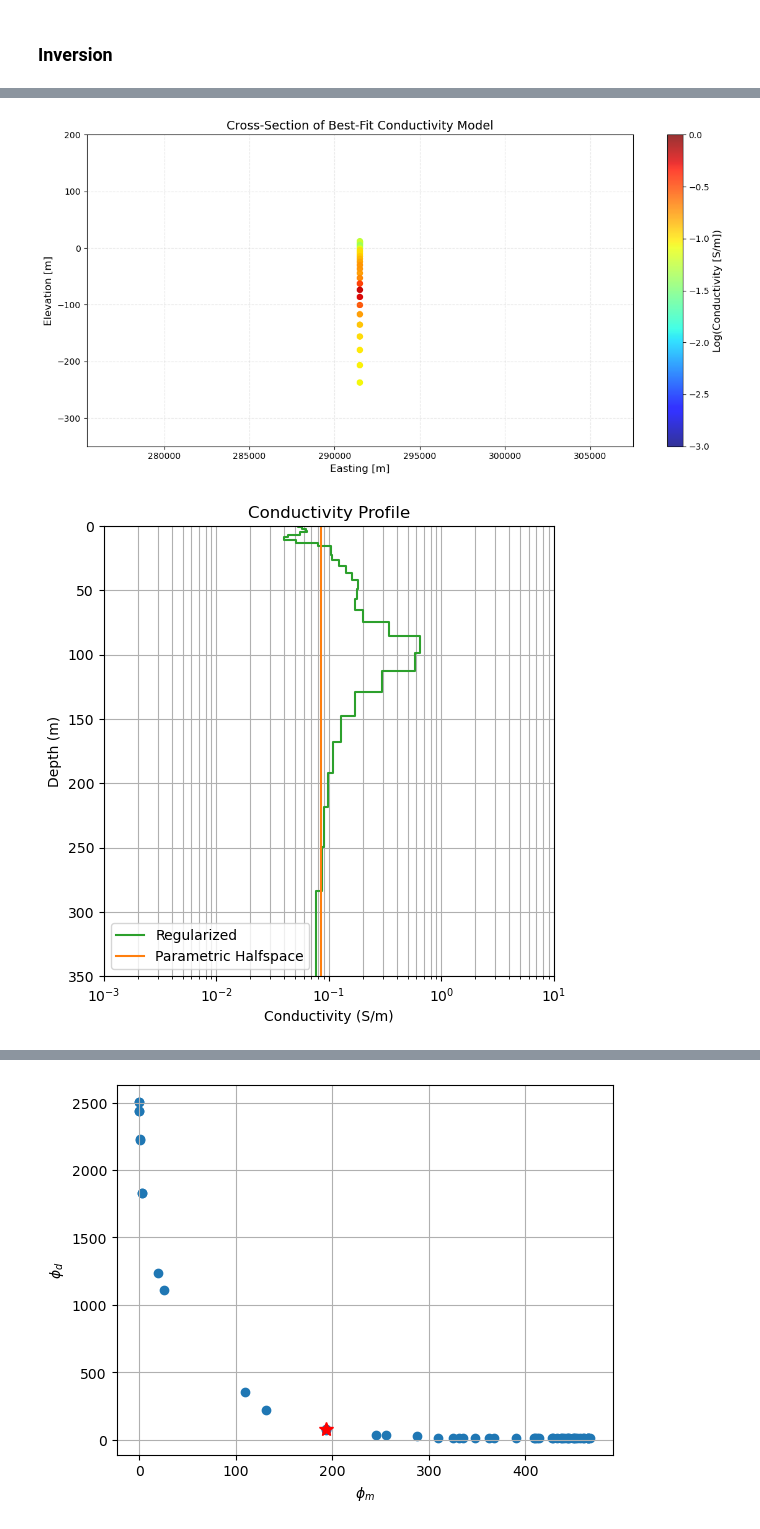
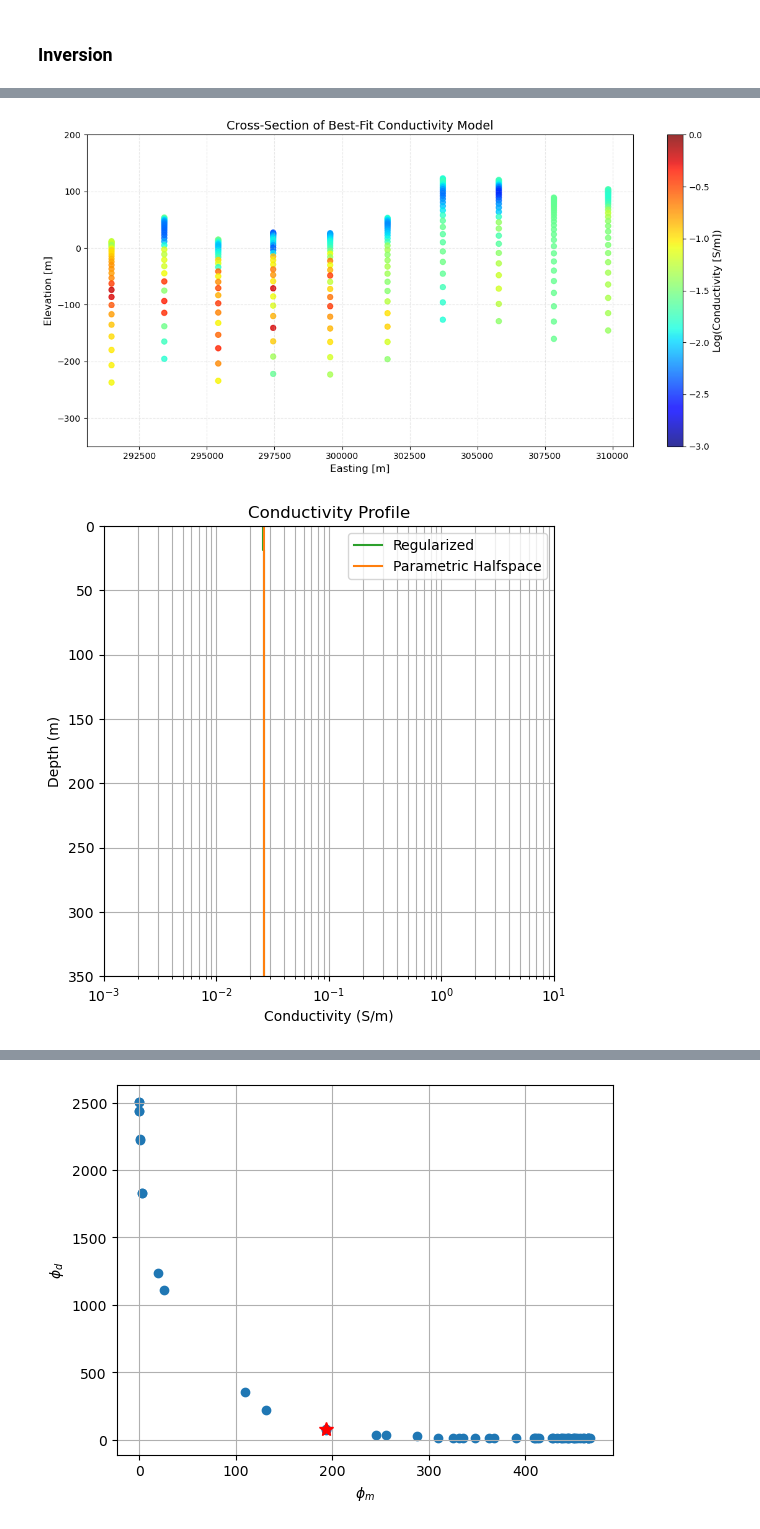
Before and after one commit to oscarshek/EOSC-556-Project, a Jupyter notebook: Notebook/AusAEM_WA_Cross_Section-5percenterror.ipynb, the cells around one changed output, grey strips where cells are left out. Drawn from its saved outputs; the diff is of its cells as text; code cells hidden in the pictures.

```diff
--- a/Notebook/AusAEM_WA_Cross_Section-5percenterror.ipynb
+++ b/Notebook/AusAEM_WA_Cross_Section-5percenterror.ipynb
@@ -144,7 +144,7 @@ mesh
 # %%
 # 0 - 7420 for flight line 101102
 # 7421 - 16261 for flight line 101201
-sounding_list = [7225,7100,6975,6850,6725,6600,6475,6350,6225]#,6100,5975,5625,5500]
+sounding_list = [7225,7100,6975,6850,6725,6600,6475,6350,6225,6100]#,5975,5625,5500]
 # Initialize an empty list to store the data
 data_list = []
 # Initialize the list to store best-fit iterations
@@ -210,7 +210,7 @@ for i in sounding_list:
         phi_d_reg = L2DataMisfit(data=data_container, simulation=sim_reg)
         reg = regularization.WeightedLeastSquares(mesh)
         m_0_reg = np.full(mesh.n_cells, recovered_model[0])
-        minimizer_reg = optimization.InexactGaussNewton(maxIter=30, maxIterLS=20, maxIterCG=10, tolCG=1e-5)
+        minimizer_reg = optimization.InexactGaussNewton(maxIter=50, maxIterLS=20, maxIterCG=10, tolCG=1e-5)
         inv_prob_3 = inverse_problem.BaseInvProblem(phi_d_reg, reg=reg, opt=minimizer_reg, beta=10000)
 
         # Save output directive
@@ -228,16 +228,29 @@ for i in sounding_list:
         phi_ms = [save_dict.outDict[i]['phi_m'] for i in range(1, n_iter)]
         betas = [save_dict.outDict[i]['beta'] for i in range(1, n_iter)]
 
-        # Identify the best fit iteration
+        # Initialize best fit iteration
         best_fit_iter = 0
-        for j in range(1, n_iter - 1):
-            # Look for the significant drop that happens at iteration 13
-            if phi_ds[j] > 100 and phi_ds[j+1] < 100 and (phi_ds[j] - phi_ds[j+1])/phi_ds[j] > 0.6:
-                best_fit_iter = j+1  # Set to the iteration after the big drop (iteration 13)
-                break
+
+        # Check phi_d at iteration 48
+        if phi_ds[48] < 100:
+            # Proceed with squared phi_d[50] condition
+            phi_d_50 = phi_ds[48]
+            phi_d_squared = phi_d_50 ** 2
+            lower_bound = phi_d_squared * 0.1  # lower bound = 0%
+            upper_bound = phi_d_squared * 1.9  # upper bound = +100%
+
+            # Search for the first iteration satisfying the squared criterion
+            for j in range(1, n_iter - 1):
+                if lower_bound <= phi_ds[j] <= upper_bound:
+                    best_fit_iter = j + 1
+                    break
+        else:
+            # Fallback to iteration 12 (index = 11)
+            best_fit_iter = 12
 
         # Append the best-fit iteration to the list
         best_fit_iterations.append(best_fit_iter)
+        print(best_fit_iterations)
 
         # Save additional information
         sigmas = [sim_reg.sigma for _ in range(1, n_iter)]
@@ -367,36 +380,35 @@ plt.grid(True, linestyle='--', alpha=0.3)
 plt.tight_layout()
 plt.show()
 # %% [output]
-[figure, old version]
+[figure, new version]
 # %%
 # Function to plot a specific sounding
 def plot_sounding(index):
     entry = data_list[index]
     thicknesses = entry['Thicknesses']
     sigma = entry['Sigma']
     recovered_model = entry['Recovered_Model']
     halfspace_conductivity = entry['Halfspace_Conductivity']
 
     # Generate synthetic data
     # data_pre_3 = synthetic_data
 
     # Plot the 1D layer model
     ax = plot_1d_layer_model(thicknesses, exp_map * recovered_model, color='C2', label='Regularized')
     ax.set_xlabel("Conductivity (S/m)")
     ax.set_title("Conductivity Profile")
     ax.axvline(halfspace_conductivity, color='C1', label='Parametric Halfspace')
     ax.set_ylim([350, 0])
     ax.set_xlim([1E-3, 1E1])
     ax.grid(which="both")
     ax.legend()
     plt.show()
 
 # Specify which sounding to plot (0, 1, or 2)
-plot_sounding(0)  # Plot sounding 0
-# plot_sounding(1)  # Plot sounding 1
+plot_sounding(8)# plot_sounding(1)  # Plot sounding 1
 # plot_sounding(2)  # Plot sounding 2
 # %% [output]
-[figure, old version]
+[figure, new version]
 # %%
 def plot_data(index, y):
     entry = data_list[index]
```
Also changed, not shown: parts of 2 cells of this notebook.
